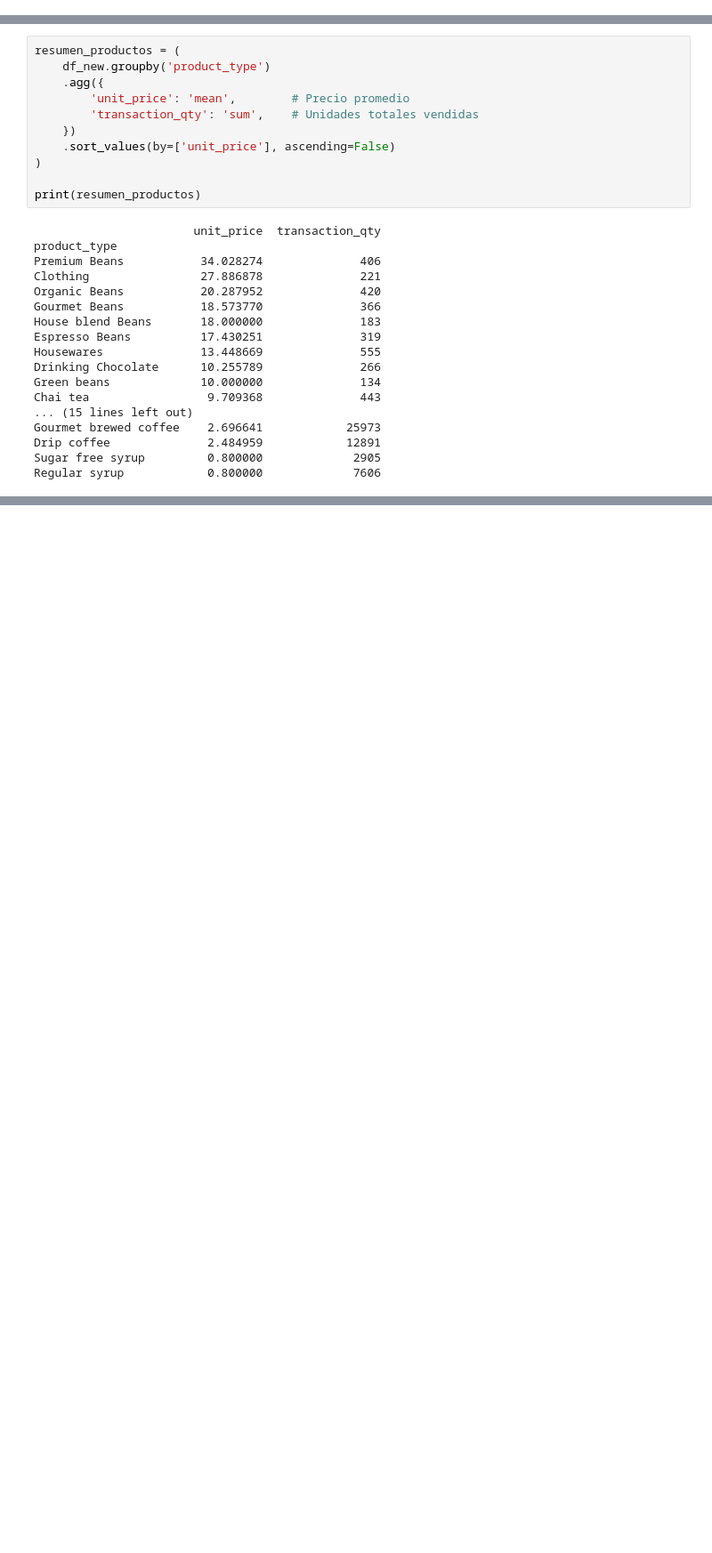
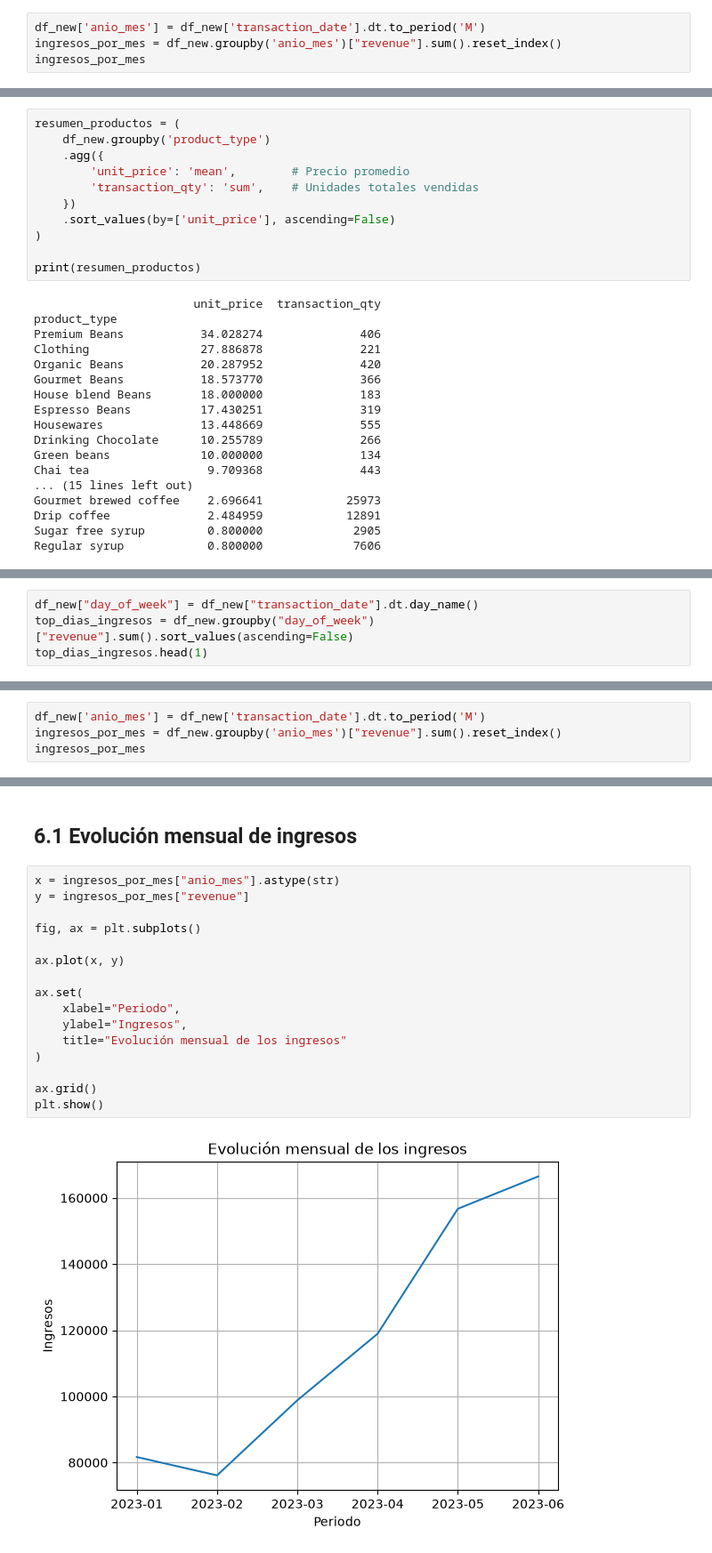
Before and after one commit to juniorleyer1/coffee-shop-sales-analysis, a Jupyter notebook: notebooks/coffee-shop-sales-analysis.ipynb, the cells around one changed output, grey strips where cells are left out. Shown at 89% size. Drawn from its saved outputs; the diff is of its cells as text; blank space fills up the shorter version.

```diff
--- a/notebooks/coffee-shop-sales-analysis.ipynb
+++ b/notebooks/coffee-shop-sales-analysis.ipynb
@@ -262,3 +300,7 @@ top_dias_ingresos.head(1)
 day_of_week
 Monday    101677.28
 Name: revenue, dtype: float64
+# %%
+df_new['anio_mes'] = df_new['transaction_date'].dt.to_period('M')
+ingresos_por_mes = df_new.groupby('anio_mes')["revenue"].sum().reset_index()
+ingresos_por_mes
@@ -724,0 +668,4 @@ Existe una relación negativa moderada entre el precio promedio y las unidades v
+# %%
+df_new["day_of_week"] = df_new["transaction_date"].dt.day_name()
+top_dias_ingresos = df_new.groupby("day_of_week")["revenue"].sum().sort_values(ascending=False)
+top_dias_ingresos.head(1)
@@ -724,0 +678,4 @@ Existe una relación negativa moderada entre el precio promedio y las unidades v
+# %%
+df_new['anio_mes'] = df_new['transaction_date'].dt.to_period('M')
+ingresos_por_mes = df_new.groupby('anio_mes')["revenue"].sum().reset_index()
+ingresos_por_mes
@@ -735,0 +771,20 @@ np.float64(-0.5867932490454765)
+# %% [markdown]
+## 6.1 Evolución mensual de ingresos
+# %%
+x = ingresos_por_mes["anio_mes"].astype(str)
+y = ingresos_por_mes["revenue"]
+
+fig, ax = plt.subplots()
+
+ax.plot(x, y)
+
+ax.set(
+    xlabel="Periodo",
+    ylabel="Ingresos",
+    title="Evolución mensual de los ingresos"
+)
+
+ax.grid()
+plt.show()
+# %% [output]
+[figure, added]
```
Also changed, not shown: parts of 120 cells of this notebook, 8 other files.
